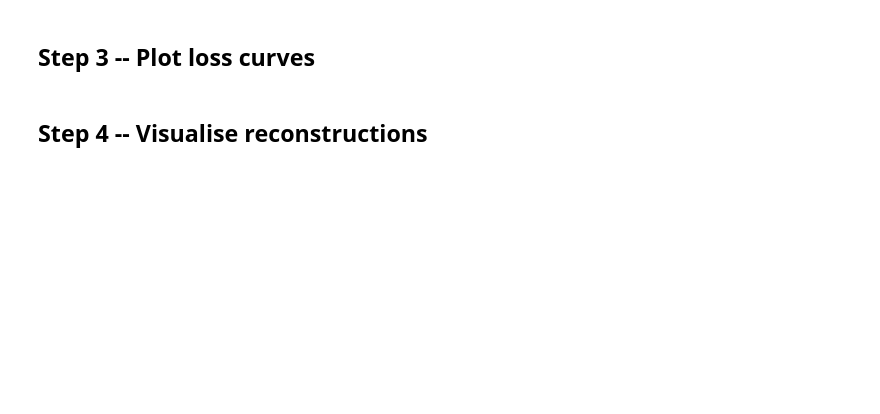
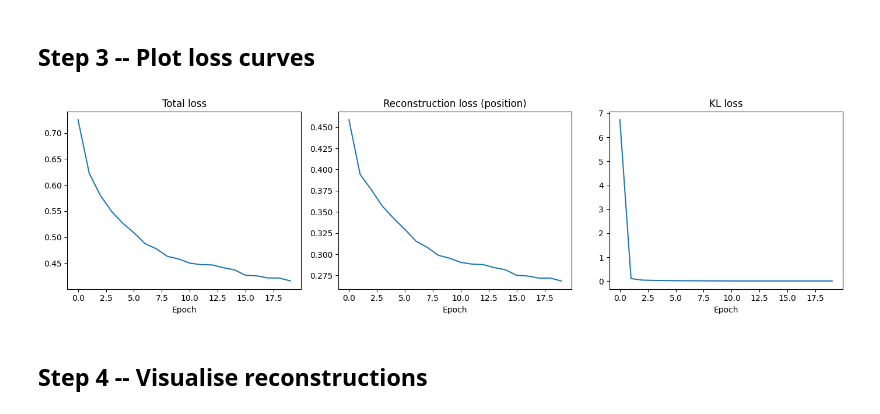
Before and after one commit to avg03/Glyph-atharva, a Jupyter notebook: Week 2/assignment/assignment.ipynb, the cells around one changed output. Drawn from its saved outputs; the diff is of its cells as text; code cells hidden in the pictures; blank space fills up the shorter version.

```diff
--- a/Week 2/assignment/assignment.ipynb
+++ b/Week 2/assignment/assignment.ipynb
@@ -40,0 +205,28 @@ Copy the Encoder, Decoder, SketchVAE, reparameterise, kl_loss, and vae_loss from
+# %%
+# vae loss
+def vae_loss(recon, target, mu, logvar, kl_weight=0.5):
+    '''
+    recon    : predicted sequence (batch, seq_len, 3)
+    target   : ground truth sequence (batch, seq_len, 3)
+    mu       : latent mean
+    logvar   : latent log-variance
+    kl_weight: weight on the KL term
+    '''
+    # MSE on position deltas
+    recon_pos  = F.mse_loss(recon[:, :, :2], target[:, :, :2])
+
+    # BCE on pen state
+    pen_pred   = torch.sigmoid(recon[:, :, 2])
+    recon_pen  = F.binary_cross_entropy(pen_pred, target[:, :, 2], reduction='mean')
+
+    kl         = kl_loss(mu, logvar)
+
+    total      = recon_pos + recon_pen + kl_weight * kl
+    return total, recon_pos, recon_pen, kl
+
+# Test loss
+loss, rp, rpen, kl = vae_loss(recon, padded, mu, logvar)
+print(f'Total loss  : {loss.item():.4f}')
+print(f'Recon pos   : {rp.item():.4f}')
+print(f'Recon pen   : {rpen.item():.4f}')
+print(f'KL loss     : {kl.item():.4f}')
@@ -47,6 +303,16 @@ Copy the Encoder, Decoder, SketchVAE, reparameterise, kl_loss, and vae_loss from
 # %%
 # TODO: Plot total loss, reconstruction loss, and KL loss on a single figure with 3 subplots
 # YOUR CODE HERE
+fig, axes = plt.subplots(1, 3, figsize=(14, 4))
+axes[0].plot(history['total']);     axes[0].set_title('Total loss')
+axes[1].plot(history['recon_pos']); axes[1].set_title('Reconstruction loss (position)')
+axes[2].plot(history['kl']);        axes[2].set_title('KL loss')
+for ax in axes:
+    ax.set_xlabel('Epoch')
+plt.tight_layout()
+plt.show()
+# %% [output]
+[figure, added]
 # %% [markdown]
 ## Step 4 -- Visualise reconstructions
 # %%
```
Also changed, not shown: parts of 8 cells of this notebook, 2 other files.
